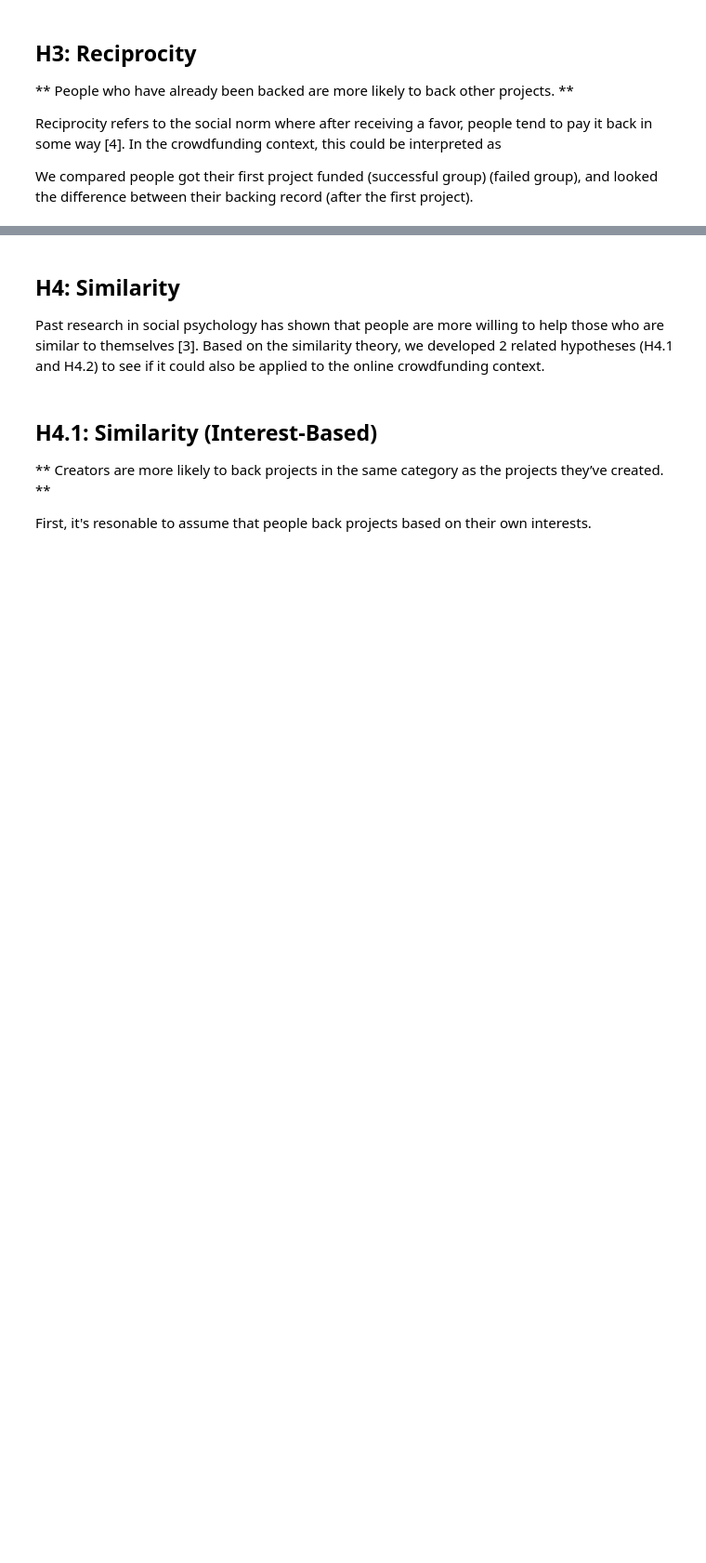
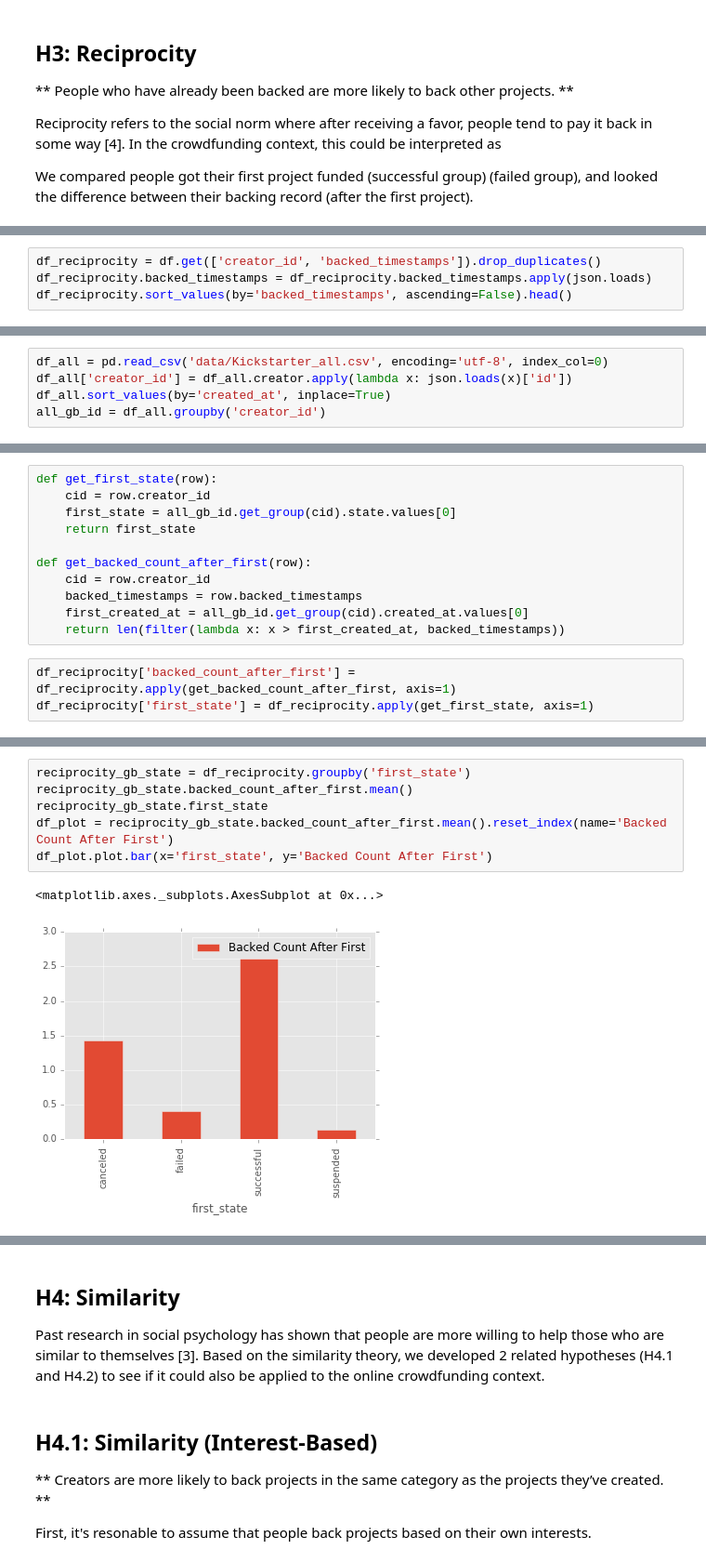
Before and after one commit to acsalu/IntroCM-Kickstar, a Jupyter notebook: Report.ipynb, the cells around one changed output, grey strips where cells are left out. Shown: that part at 93% size. Cells and saved outputs as stored; diff of their text form; blank space fills up the shorter version.

Commit message:
Add reciprocity.

```diff
--- a/Report.ipynb
+++ b/Report.ipynb
@@ -190,0 +198,4 @@ We compared people got their first project funded (successful group) (failed gro
+# %%
+df_reciprocity = df.get(['creator_id', 'backed_timestamps']).drop_duplicates()
+df_reciprocity.backed_timestamps = df_reciprocity.backed_timestamps.apply(json.loads)
+df_reciprocity.sort_values(by='backed_timestamps', ascending=False).head()
@@ -190,0 +209,5 @@ We compared people got their first project funded (successful group) (failed gro
+# %%
+df_all = pd.read_csv('data/Kickstarter_all.csv', encoding='utf-8', index_col=0)
+df_all['creator_id'] = df_all.creator.apply(lambda x: json.loads(x)['id'])
+df_all.sort_values(by='created_at', inplace=True)
+all_gb_id = df_all.groupby('creator_id')
@@ -190,0 +218,14 @@ We compared people got their first project funded (successful group) (failed gro
+# %%
+def get_first_state(row):
+    cid = row.creator_id
+    first_state = all_gb_id.get_group(cid).state.values[0]
+    return first_state
+
+def get_backed_count_after_first(row):
+    cid = row.creator_id
+    backed_timestamps = row.backed_timestamps
+    first_created_at = all_gb_id.get_group(cid).created_at.values[0]
+    return len(filter(lambda x: x > first_created_at, backed_timestamps))
+# %%
+df_reciprocity['backed_count_after_first'] = df_reciprocity.apply(get_backed_count_after_first, axis=1)
+df_reciprocity['first_state'] = df_reciprocity.apply(get_first_state, axis=1)
@@ -190,0 +241,9 @@ We compared people got their first project funded (successful group) (failed gro
+# %%
+reciprocity_gb_state = df_reciprocity.groupby('first_state')
+reciprocity_gb_state.backed_count_after_first.mean()
+reciprocity_gb_state.first_state
+df_plot = reciprocity_gb_state.backed_count_after_first.mean().reset_index(name='Backed Count After First')
+df_plot.plot.bar(x='first_state', y='Backed Count After First')
+# %% [output]
+<matplotlib.axes._subplots.AxesSubplot at 0x...>
+[figure, added]
```
Also changed, not shown: parts of 19 cells of this notebook.
